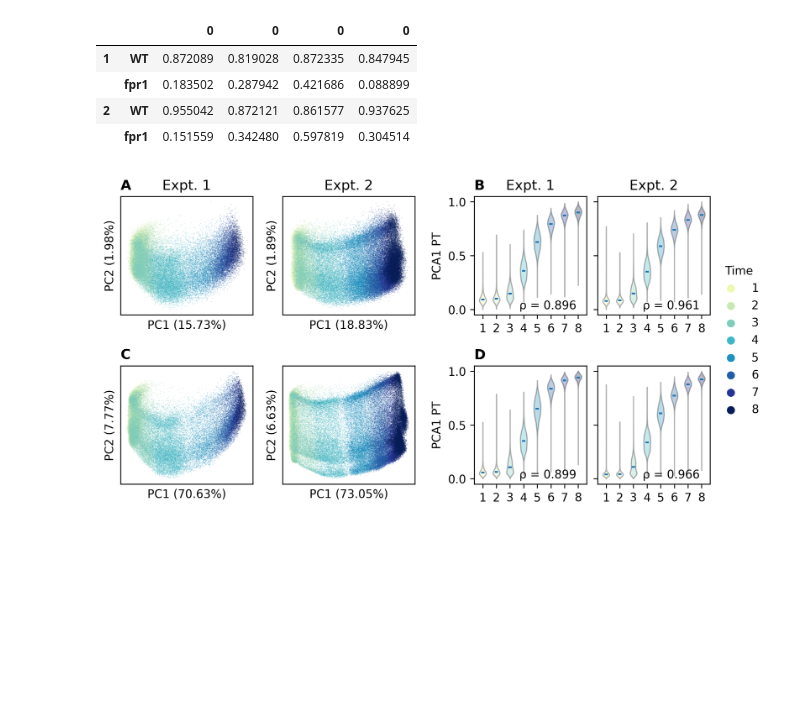
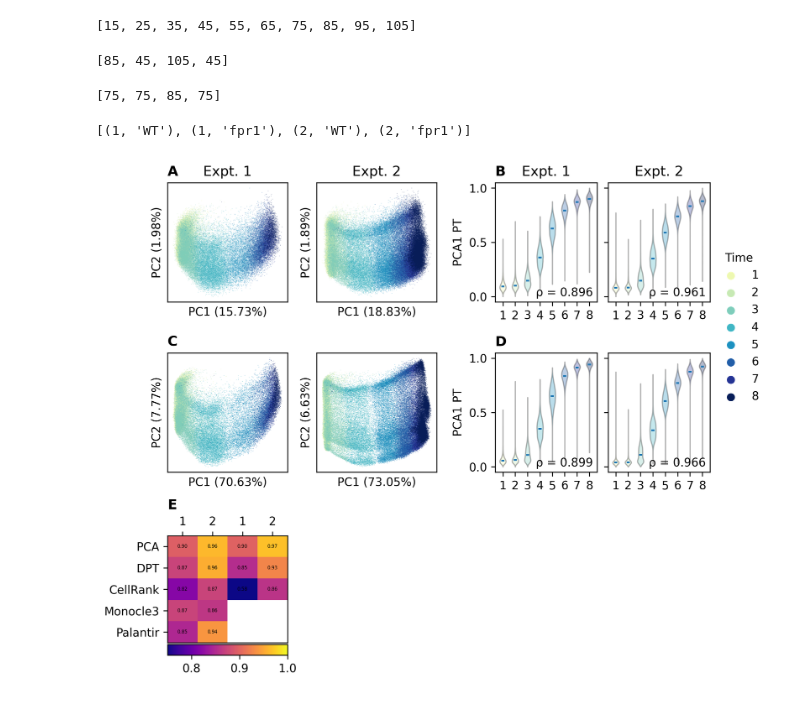
Before and after one commit to GreshamLab/jtb_2023_code, a Jupyter notebook: Figure_2.ipynb, the cells around one changed output. Cells and saved outputs as stored; diff of their text form; code cells hidden in the pictures; blank space fills up the shorter version.

```diff
--- a/Figure_2.ipynb
+++ b/Figure_2.ipynb
@@ -49,16 +37,28 @@ Applying calc_rhos to data [['2'], ['fpr1']] (5885, 5747)
-# %%
-data.all_data.uns['rho']
-# %% [output]
-|  |  | 0 | 0 | 0 | 0 |
-| 1 | WT | 0.872089 | 0.819028 | 0.872335 | 0.847945 |
-|  | fpr1 | 0.183502 | 0.287942 | 0.421686 | 0.088899 |
-| 2 | WT | 0.955042 | 0.872121 | 0.861577 | 0.937625 |
-|  | fpr1 | 0.151559 | 0.342480 | 0.597819 | 0.304514 |
+# %%
+N_NEIGHBORS.tolist()
+# %% [output]
+[15, 25, 35, 45, 55, 65, 75, 85, 95, 105]
+# %%
+data.apply_to_expts(lambda x: x.uns['denoised']['params']['n_pcs'])
+# %% [output]
+[85, 45, 105, 45]
+# %%
+data.apply_to_expts(lambda x: int(x.obs['denoised_n'].median()))
+# %% [output]
+[75, 75, 85, 75]
+# %%
+data.expts
+# %% [output]
+[(1, 'WT'), (1, 'fpr1'), (2, 'WT'), (2, 'fpr1')]
 # %%
+from mpl_toolkits.axes_grid1 import make_axes_locatable
+
+
 panel_labels = {'pca_1': "A",
                 'pca_pt_1': "B",
                 'pca_d1': "C",
-                'pca_pt_d1': "D"}
+                'pca_pt_d1': "D",
+                'method_hm': "E"}
 
 panel_titles = {'pca_1': "Expt. 1",
                 'pca_2': "Expt. 2",
@@ -70,18 +70,34 @@ panel_titles = {'pca_1': "Expt. 1",
                 'pca_pt_d2': "",}
 
 layout = [['pca_1', '.', 'pca_2', '.', 'pca_pt_1', 'pca_pt_2', 'pca_lgd'],
-          ['pca_d1', '.', 'pca_d2', '.', 'pca_pt_d1', 'pca_pt_d2', 'pca_lgd']]
+          ['pca_d1', '.', 'pca_d2', '.', 'pca_pt_d1', 'pca_pt_d2', 'pca_lgd'],
+          ['method_hm', '.', '.', '.', '.', '.', '.']]
+
+hm_labels = {'pca': 'PCA', 'dpt': 'DPT',
+             'cellrank': 'CellRank',
+             'monocle': 'Monocle3',
+             'palantir': 'Palantir'}
 
 fig_refs = {}
 
 fig, axd = plt.subplot_mosaic(layout,
                               gridspec_kw=dict(width_ratios=[1, 0.05, 1, 0.075, 0.85, 0.85, 0.15],
-                                               height_ratios=[1, 1],
+                                               height_ratios=[1, 1, 1],
                                                wspace=0.01, hspace=0.025),
-                              figsize=(8, 4), dpi=300,
+                              figsize=(8, 6), dpi=300,
                               constrained_layout=True)
 
 axd["pca_lgd"].axis('off')
+
+
+def _make_method_heatmap_data(pdata):
+    raw = pdata.all_data.uns['rho'].loc[(slice(None), "WT"), :].T
+    raw.columns = pd.MultiIndex.from_tuples([(1, "raw"), (2, "raw")])
+
+    denoised = pdata.all_data.uns['denoised_rho'].loc[(slice(None), "WT"), :].T.reindex(raw.index)
+    denoised.columns = pd.MultiIndex.from_tuples([(1, "denoised"), (2, "denoised")])
+
+    return pd.concat((raw, denoised), axis=1)
 
 
 def _plt_pt_violins(pdata, ax, pt_key, include_labels=True):
@@ -117,31 +133,55 @@ for i in range(1,3):
 
 
     ### PANEL A ###
     fig_refs[pca_key] = sc.pl.pca(pca_data, ax=axd[pca_key],
                                   color="Pool", palette=pool_palette(),
                                   show=False, alpha=0.25, size=2, legend_loc='none',
                                   annotate_var_explained=True)
     fig_refs[pca_d_key] = sc.pl.pca(pca_d_data, ax=axd[pca_d_key],
                                     color="Pool", palette=pool_palette(),
                                     show=False, alpha=0.25, size=2, legend_loc='none',
                                     annotate_var_explained=True)
 
     ### PANEL B ###
     fig_refs[pt_key] = _plt_pt_violins(pca_data, axd[pt_key], 'pca_pt', include_labels= i == 1)
     fig_refs[pt_d_key] = _plt_pt_violins(pca_d_data, axd[pt_d_key], 'denoised_pca_pt', include_labels= i == 1)
 
+hm_data = _make_method_heatmap_data(data)
+
+fig_refs['method_hm'] = axd['method_hm'].imshow(hm_data, vmin=0.75, vmax=1.0,
+                                                cmap='plasma', aspect='auto', interpolation='nearest')
+
+axd['method_hm'].set_yticks(range(hm_data.shape[0]), labels=hm_data.index.map(lambda x: hm_labels[x]))
+axd['method_hm'].set_xticks(range(hm_data.shape[1]), labels=[1, 2, 1, 2])
+axd['method_hm'].xaxis.tick_top()
+
+divider = make_axes_locatable(axd['method_hm'])
+axd['method_hm_cbar'] = divider.append_axes('bottom', size='10%', pad=0.02)
+axd['method_hm_cbar'].set_xlabel("Spearman ρ")
+fig.colorbar(fig_refs['method_hm'], cax=axd['method_hm_cbar'], orientation="horizontal", aspect=80)
+
+# https://stackoverflow.com/questions/11917547/how-to-annotate-heatmap-with-text-in-matplotlib
+for y in range(hm_data.shape[0]):
+    for x in range(hm_data.shape[1]):
+        n = hm_data.iloc[y, x]
+        if np.isnan(n):
+            continue
+        axd['method_hm'].text(x, y, '%.2f' % n,
+                              horizontalalignment='center',
+                              verticalalignment='center',
+                              size=4)
 
 fig_refs['pca_legend'] = add_legend(axd['pca_lgd'],
                                     pool_palette(),
                                     data.all_data.obs['Pool'].dtype.categories.values,
                                     title = "Time")
 
 for ax_id, label in panel_labels.items():
     axd[ax_id].set_title(label, loc='left', weight='bold')
 
 for ax_id, label in panel_titles.items():
     axd[ax_id].set_title(label)
 
 fig.savefig(FIGURE_2_FILE_NAME + ".png", facecolor="white")
 # %% [output]
-[figure, old version]
+[figure, new version]
```
Also changed, not shown: parts of 1 cell of this notebook, 8 other files.
